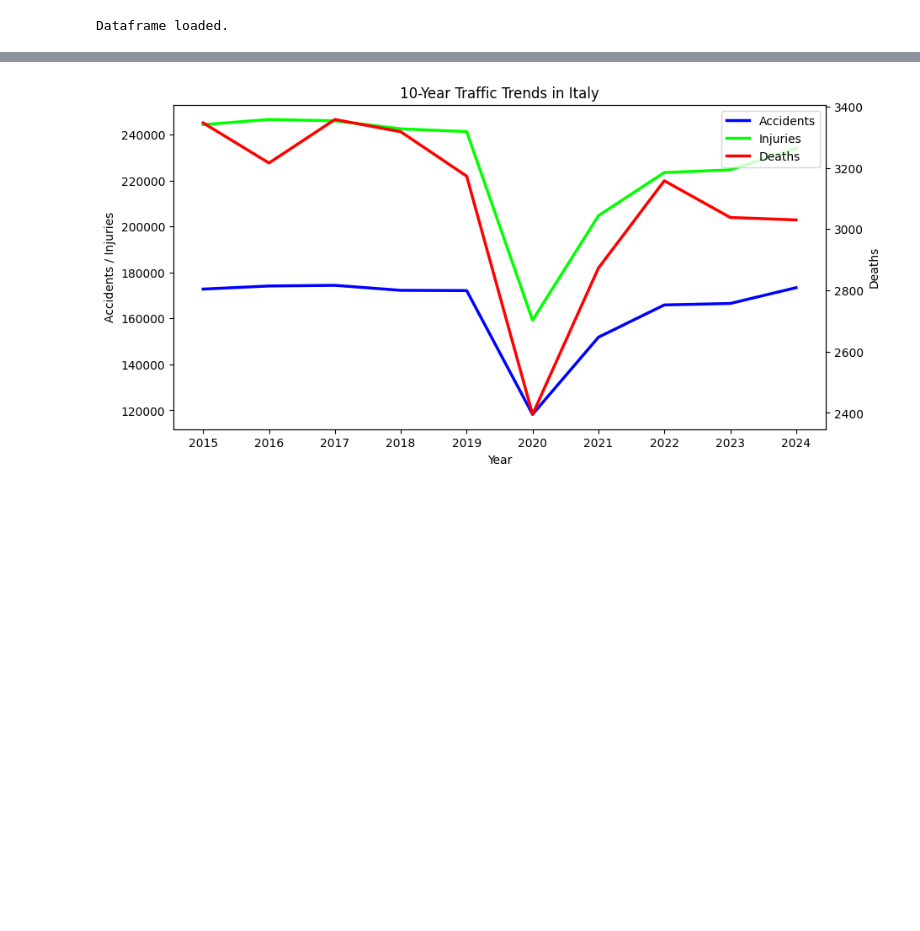
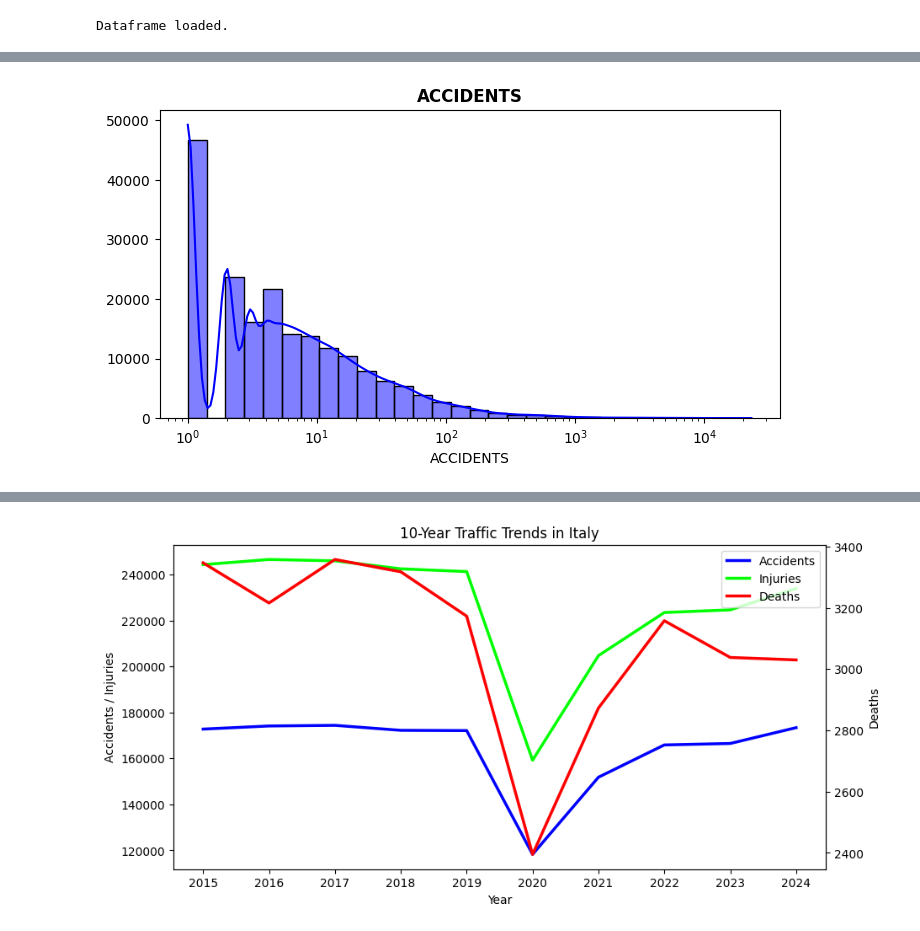
Before and after one commit to maurancino/final-project, a Jupyter notebook: notebooks/2. EDA and Charts.ipynb, the cells around one changed output, grey strips where cells are left out. Saved outputs shown, nothing was run; the diff lists cells and outputs as text; code cells hidden in the pictures; blank space fills up the shorter version.

```diff
--- a/notebooks/2. EDA and Charts.ipynb
+++ b/notebooks/2. EDA and Charts.ipynb
@@ -17,0 +44,12 @@ Dataframe loaded.
+# %%
+import matplotlib.pyplot as plt
+import seaborn as sns
+
+fig, ax = plt.subplots(figsize=(8, 4))
+sns.histplot(df["ACCIDENTS"] + 1, kde=True, color="#0000ff", bins=30, log_scale=True)
+ax.set_title("ACCIDENTS", fontweight='bold')
+ax.set_xlabel("ACCIDENTS")
+ax.set_ylabel("")
+plt.show()
+# %% [output]
+[figure, added]
```
Also changed, not shown: parts of 23 cells of this notebook, 2 other files.
